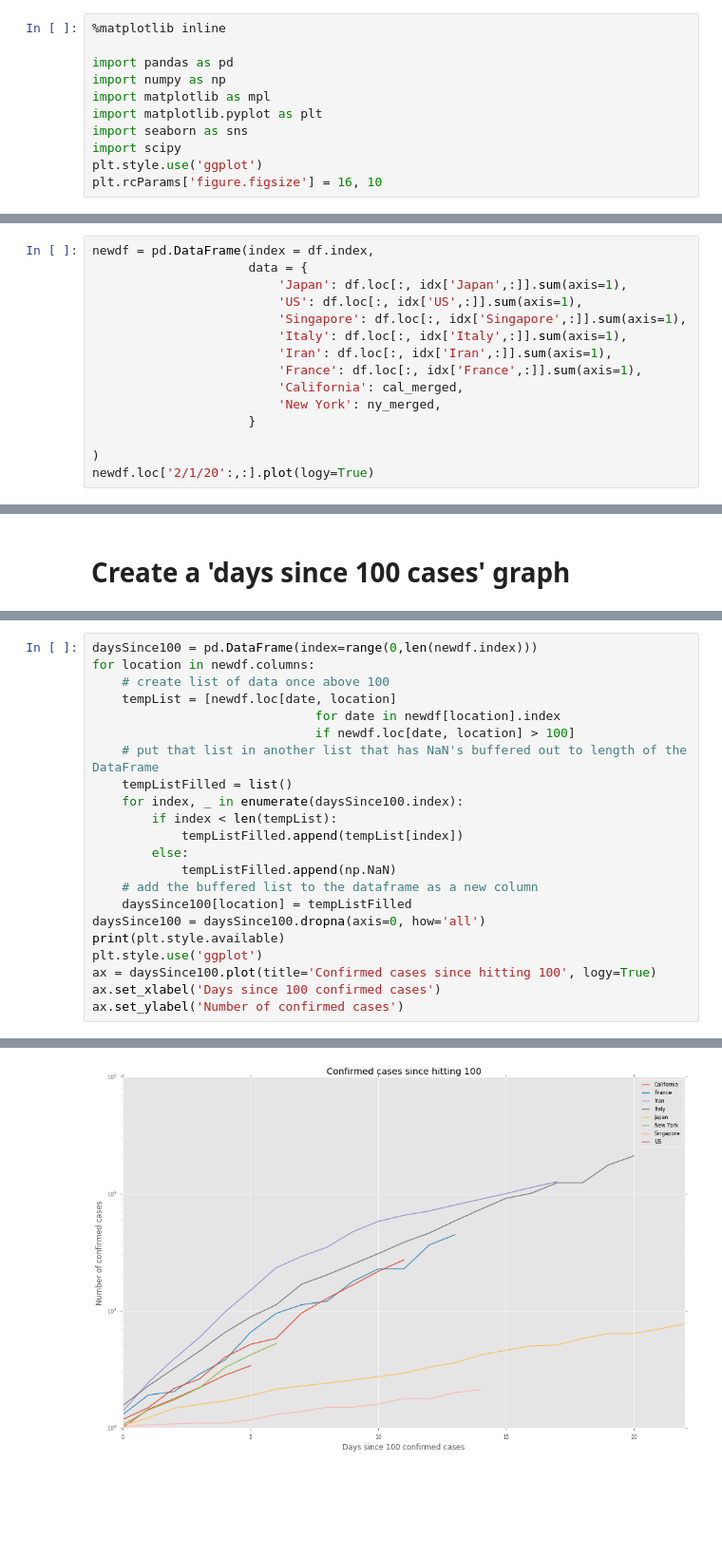
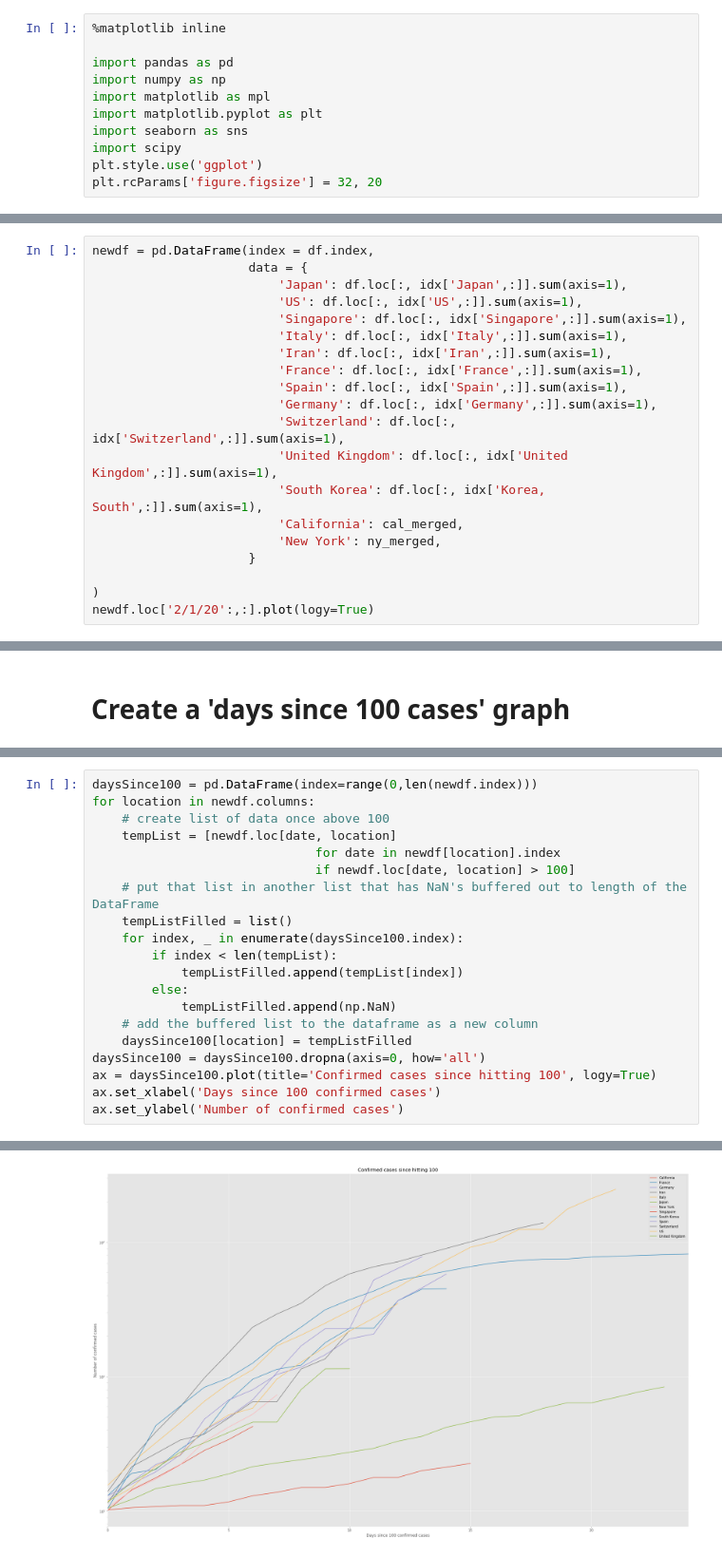
Before and after one commit to dyoung418/COVID-19, a Jupyter notebook: covid_california_analysis.ipynb, the cells around one changed output, grey strips where cells are left out. Shown: that part at 95% size. Drawn from its saved outputs; the diff is of its cells as text; blank space fills up the shorter version.

```diff
--- a/covid_california_analysis.ipynb
+++ b/covid_california_analysis.ipynb
@@ -8,7 +8,7 @@ import matplotlib.pyplot as plt
 import seaborn as sns
 import scipy
 plt.style.use('ggplot')
-plt.rcParams['figure.figsize'] = 16, 10
+plt.rcParams['figure.figsize'] = 32, 20
 # %% [markdown]
 # Read in data and do basic massaging
 # %%
@@ -79,6 +79,11 @@ newdf = pd.DataFrame(index = df.index,
                          'Italy': df.loc[:, idx['Italy',:]].sum(axis=1),
                          'Iran': df.loc[:, idx['Iran',:]].sum(axis=1),
                          'France': df.loc[:, idx['France',:]].sum(axis=1),
+                         'Spain': df.loc[:, idx['Spain',:]].sum(axis=1),
+                         'Germany': df.loc[:, idx['Germany',:]].sum(axis=1),
+                         'Switzerland': df.loc[:, idx['Switzerland',:]].sum(axis=1),
+                         'United Kingdom': df.loc[:, idx['United Kingdom',:]].sum(axis=1),
+                         'South Korea': df.loc[:, idx['Korea, South',:]].sum(axis=1),
                          'California': cal_merged,
                          'New York': ny_merged,
                      }
@@ -113,8 +118,6 @@ for location in newdf.columns:
     # add the buffered list to the dataframe as a new column
     daysSince100[location] = tempListFilled
 daysSince100 = daysSince100.dropna(axis=0, how='all')
-print(plt.style.available)
-plt.style.use('ggplot')
 ax = daysSince100.plot(title='Confirmed cases since hitting 100', logy=True)
 ax.set_xlabel('Days since 100 confirmed cases')
 ax.set_ylabel('Number of confirmed cases')
@@ -124 +126 @@ Text(0, 0.5, 'Number of confirmed cases')
-[figure, old version]
+[figure, new version]
```
Also changed, not shown: parts of 6 cells of this notebook, 1 other file.
